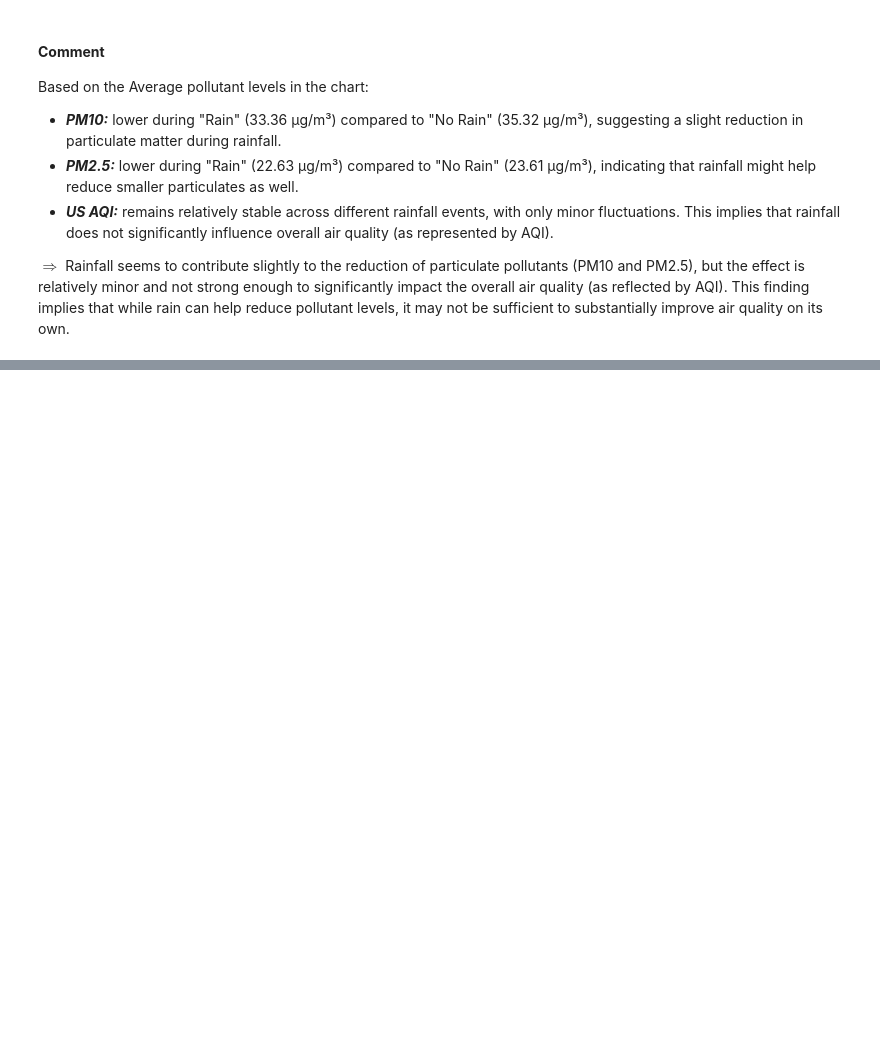
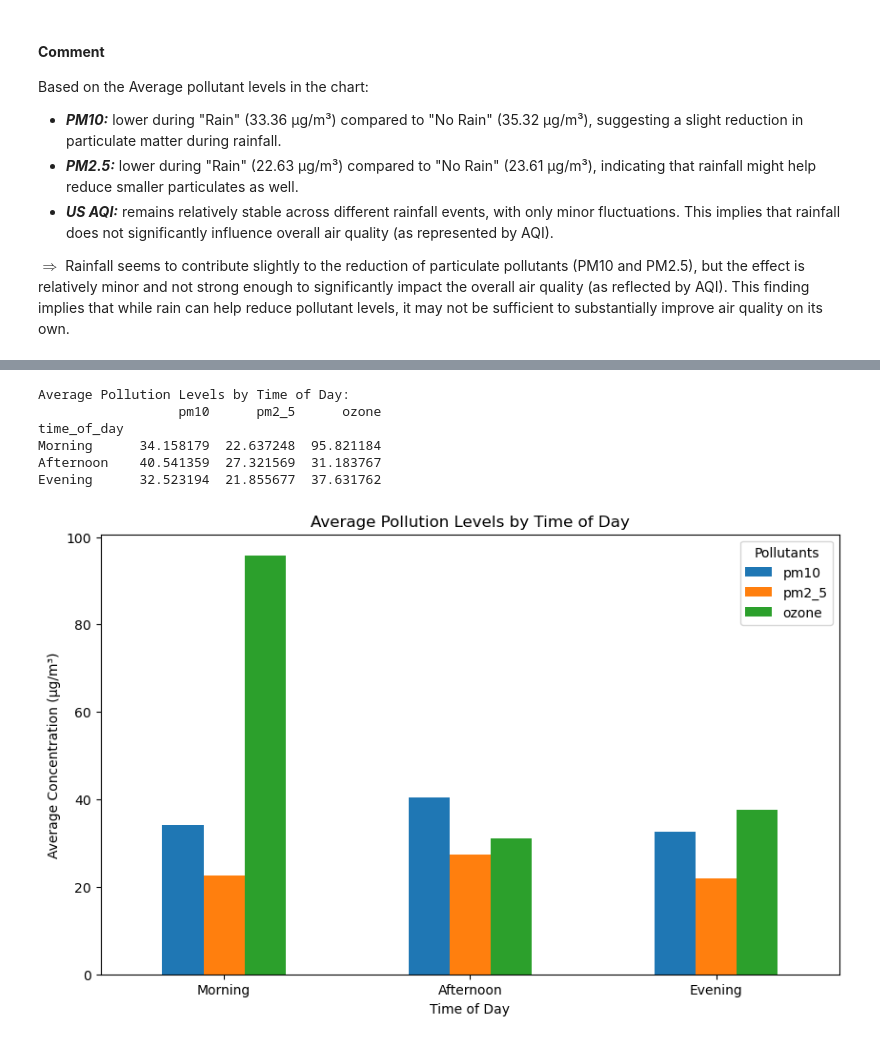
Before and after one commit to mtue04/HCMC-WAQ-Analysis, a Jupyter notebook: notebooks/eda_data.ipynb, the cells around one changed output, grey strips where cells are left out. Cells and saved outputs as stored; diff of their text form; code cells hidden in the pictures; blank space fills up the shorter version.

```diff
--- a/notebooks/eda_data.ipynb
+++ b/notebooks/eda_data.ipynb
@@ -419,0 +391,40 @@ plt.show()
+# %%
+def categorize_time_of_day(hour):
+    if 5 <= hour < 12:
+        return 'Morning'
+    elif 12 <= hour < 18:
+        return 'Afternoon'
+    else:
+        return 'Evening'
+# %%
+df5 = df_cleaned.copy()
+
+df5['time_of_day'] = df5['date_time'].dt.hour.apply(categorize_time_of_day)
+
+# Calculate average pollutant levels by time of day
+pollutants = ['pm10', 'pm2_5', 'ozone']  # Add or remove pollutants as needed
+avg_pollution_by_time = df5.groupby('time_of_day')[pollutants].mean()
+
+# Sort to show in a logical order: Morning, Afternoon, Evening
+avg_pollution_by_time = avg_pollution_by_time.reindex(['Morning', 'Afternoon', 'Evening'])
+
+# Display the results
+print("Average Pollution Levels by Time of Day:")
+print(avg_pollution_by_time)
+
+
+avg_pollution_by_time.plot(kind='bar', figsize=(10, 6))
+plt.title("Average Pollution Levels by Time of Day")
+plt.xlabel("Time of Day")
+plt.ylabel("Average Concentration (µg/m³)")
+plt.xticks(rotation=0)
+plt.legend(title="Pollutants")
+plt.show()
+# %% [output]
+Average Pollution Levels by Time of Day:
+                  pm10      pm2_5      ozone
+time_of_day
+Morning      34.158179  22.637248  95.821184
+Afternoon    40.541359  27.321569  31.183767
+Evening      32.523194  21.855677  37.631762
+[figure, added]
```
Also changed, not shown: parts of 5 cells of this notebook.
